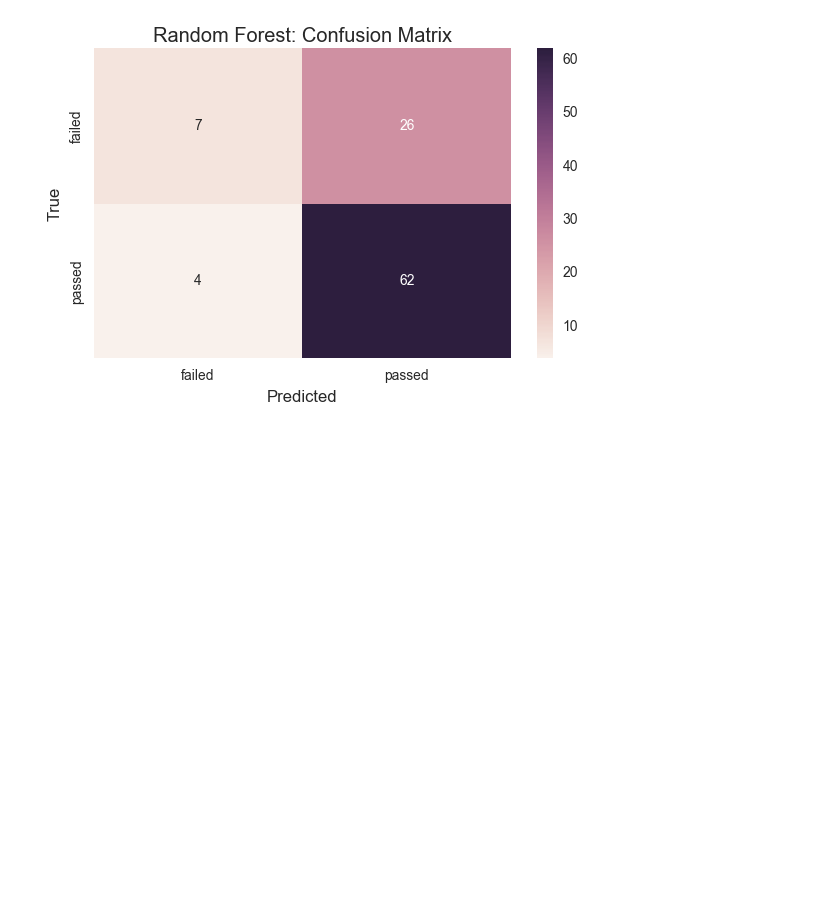
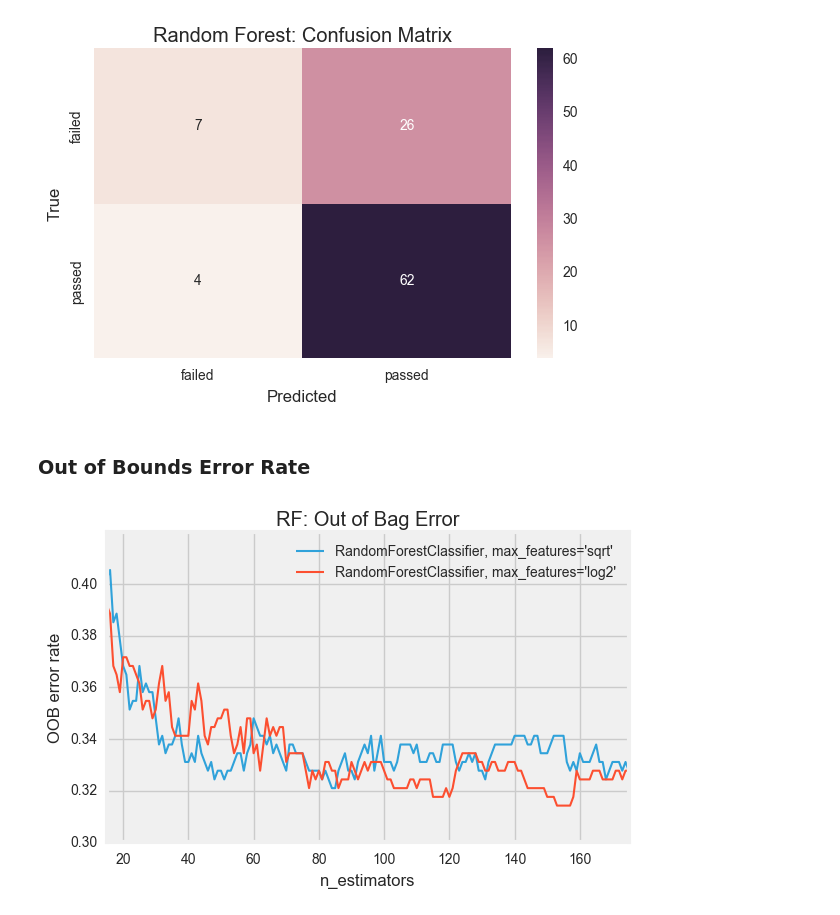
Before and after one commit to Tsmith5151/udacity-student-intervention, a Jupyter notebook: RandomForest.ipynb, the cells around one changed output. Saved outputs shown, nothing was run; the diff lists cells and outputs as text; code cells hidden in the pictures; blank space fills up the shorter version.

```diff
--- a/RandomForest.ipynb
+++ b/RandomForest.ipynb
@@ -385,3 +457,54 @@ pl.ylabel("True")
 # %% [output]
 <matplotlib.text.Text at 0x...>
 [figure]
+# %% [markdown]
+### Out of Bounds Error Rate
+# %%
+from collections import OrderedDict
+
+#Number of Trees
+min_estimators = 15
+max_estimators = 175
+
+ensemble_rf = [
+    #Max_features = "sqrt"
+    ("RandomForestClassifier, max_features='sqrt'",
+        RandomForestClassifier(warm_start=True,
+                               oob_score=True,
+                               max_features="sqrt",
+                               random_state=42)),
+    #Max_features = "log2"
+    ("RandomForestClassifier, max_features='log2'",
+        RandomForestClassifier(warm_start=True,
+                               max_features='log2',
+                               oob_score=True,
+                               random_state=42))]
+
+# Map a classifier name to a list containing n_estimators & error rate
+error_rate = OrderedDict((name, list()) for name, _ in ensemble_rf)
+
+#iterate for every name and clf in list for ensemble of RF models
+for name, clf in ensemble_rf:
+    #iterate from the min number of trees to max
+    for i in range(min_estimators, max_estimators + 1):
+        clf.set_params(n_estimators=i)
+        #train the model
+        clf.fit(X_train, y_train)
+        #combute the out of bag error rate of the held out set
+        oob_error = 1 - clf.oob_score_
+        #append list in dictionary for key 'name'
+        error_rate[name].append((i, oob_error))
+
+for label, clf_err in error_rate.items():
+    #zip clf_err --> (tree_num, error)
+    x, y = zip(*clf_err)
+    plt.plot(x, y, label=label,linewidth=1.5)
+
+plt.xlim(min_estimators, max_estimators)
+plt.xlabel("n_estimators")
+plt.ylabel("OOB error rate")
+plt.legend(loc="upper right")
+plt.title("RF: Out of Bag Error")
+plt.show()
+# %% [output]
+[figure, added]
```
Also changed, not shown: parts of 9 cells of this notebook.
